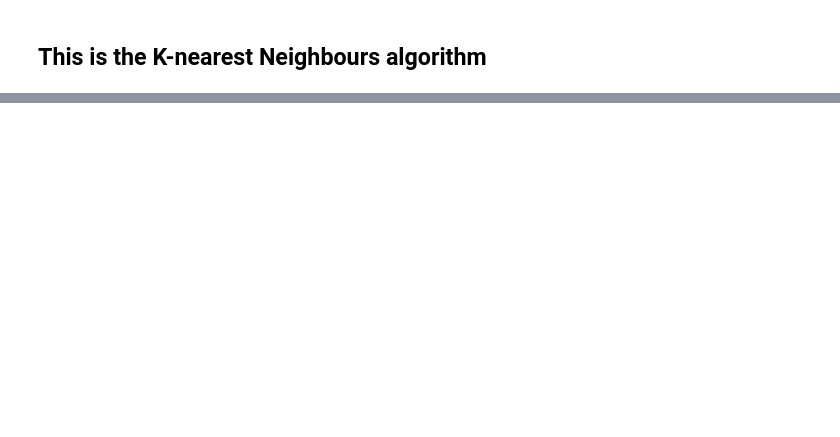
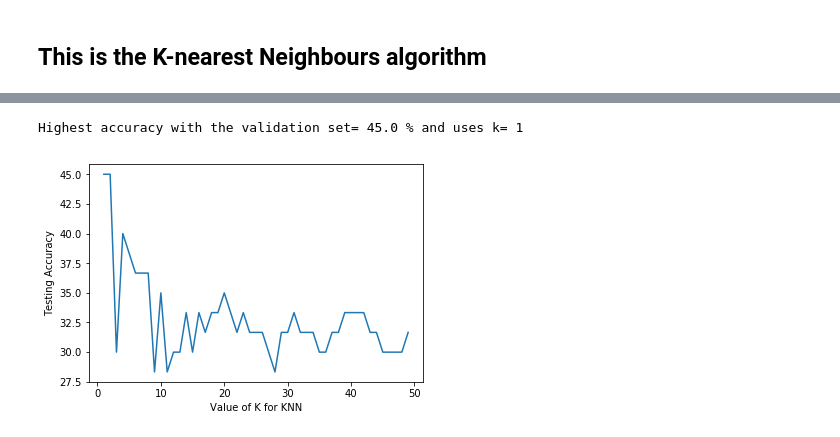
Before and after one commit to Kajzzer/Leren-Beslissen, a Jupyter notebook: KNN.ipynb, the cells around one changed output, grey strips where cells are left out. Cells and saved outputs as stored; diff of their text form; code cells hidden in the pictures; blank space fills up the shorter version.

Commit message:
Add files via upload
KNN with the validation, testing and online testing set

```diff
--- a/KNN.ipynb
+++ b/KNN.ipynb
@@ -82,27 +104,27 @@ yval = numeric_labels(test_label.Label)
 # %%
 
 #KNeighborsClassifier(n_neighbors=5, weights=’uniform’, algorithm=’auto’, leaf_size=30, p=2,
 #metric=’minkowski’, metric_params=None, n_jobs=None, **kwargs)[source]
 
+#training with the preprocessed validation set
 accuracy_list = []
-for k in range(1,10):
-    neigh = KNeighborsClassifier(n_neighbors=k)
+for k in range(1,50):
+    neigh = KNeighborsClassifier(n_neighbors=k, weights='distance', metric='manhattan')
     neigh.fit(X, y)
     predicted = neigh.predict(X_val)
-    score = metrics.accuracy_score(y_val,predicted)
+    score = metrics.accuracy_score(y_val, predicted)
     accuracy_list.append(score*100)
 
-print(accuracy_list)
+#print(accuracy_list)
 
 
-#trains the model using the training labels
-neigh.fit(X, y)
 
-#makes a prediction of the response to the testset
-predicted = neigh.predict(X_val)
+#following lines plots the graph of accuracies per number of neighbours
+plt.plot(range(1,50), accuracy_list)
+plt.xlabel('Value of K for KNN')
+plt.ylabel('Testing Accuracy')
 
-score = metrics.accuracy_score(y_val,predicted)
-
-print("Accuracy:",metrics.accuracy_score(y_val,predicted)*100,"%")
-
-print("Accuracy:",score*100,"%")
+print("Highest accuracy with the validation set=",max(accuracy_list),"% and uses k=", np.argmax(accuracy_list)+1)
+# %% [output]
+Highest accuracy with the validation set= 45.0 % and uses k= 1
+[figure, added]
```
Also changed, not shown: parts of 12 cells of this notebook.
